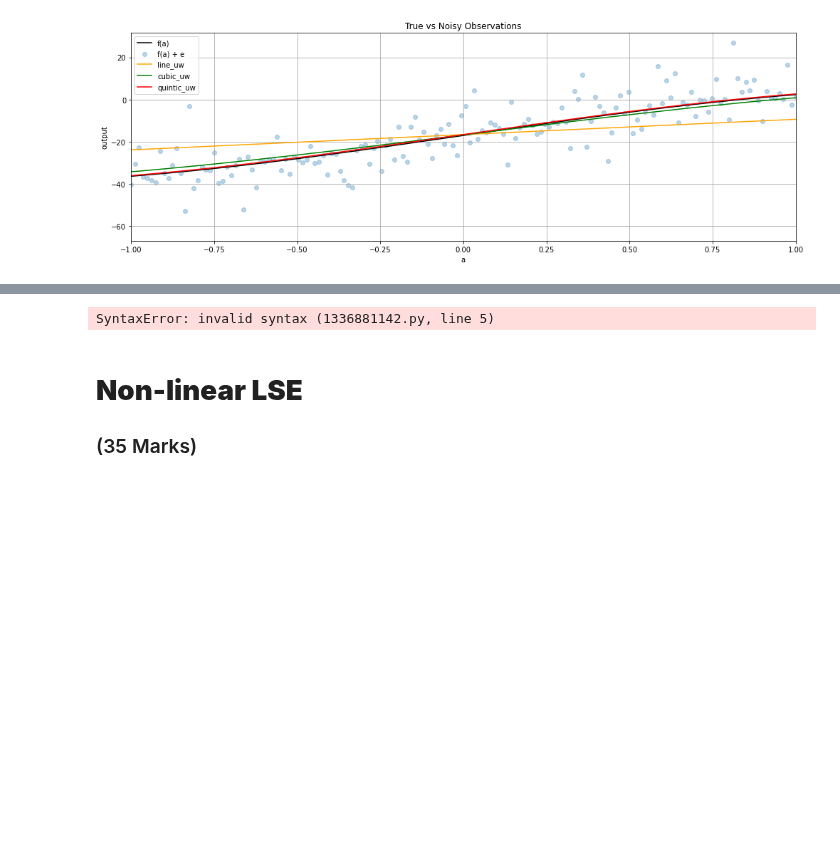
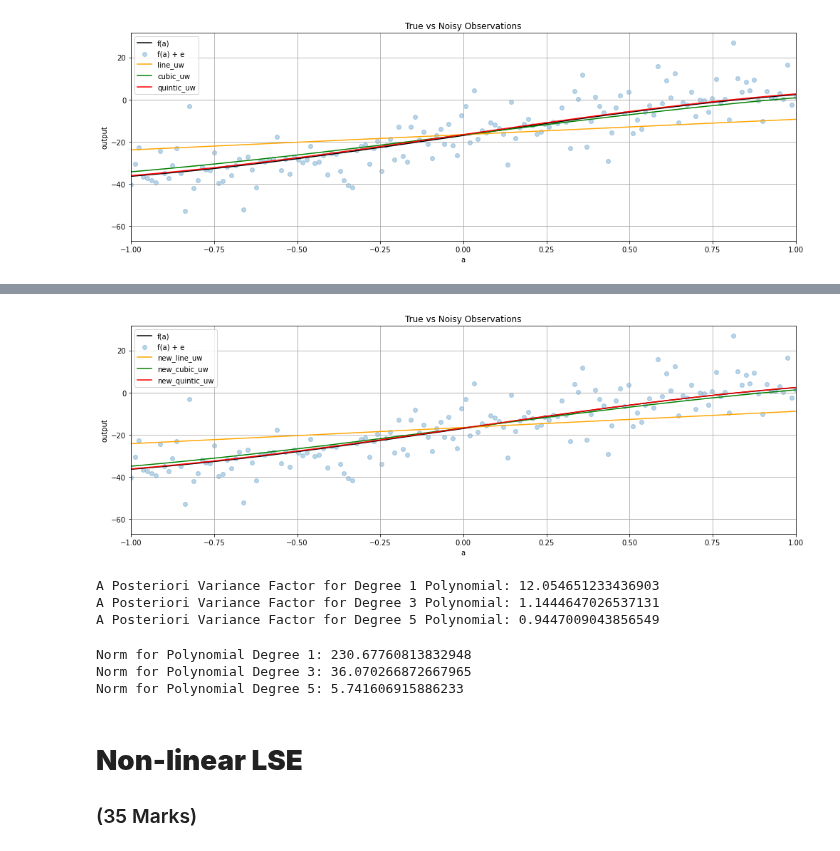
Before and after one commit to Sarah-Jasim/engg680_2024_fall, a Jupyter notebook: Lab Assignment 2/Assignment2.ipynb, the cells around one changed output, grey strips where cells are left out. Drawn from its saved outputs; the diff is of its cells as text; code cells hidden in the pictures; blank space fills up the shorter version.

Commit message:
updated part 1 steps 9-14

```diff
--- a/Lab Assignment 2/Assignment2.ipynb
+++ b/Lab Assignment 2/Assignment2.ipynb
@@ -214,6 +240,4 @@ fig.tight_layout()
 # now, let's define the P matrix with the proper weights of observation
 # use the variance of observation l_var, define P matrix
 # (1 mark)
-P = #...
+P = np.diag(1 / l_var)
-# %% [output]
-SyntaxError: invalid syntax (1336881142.py, line 5)
@@ -229,0 +260,63 @@ SyntaxError: invalid syntax (1336881142.py, line 5)
+# %%
+#step 7 with new weight matrix
+
+#degree 1 polynomial fit
+new_line_uw = np.polyval(new_x_1, a)
+# Degree 3 polynomial function
+new_cubic_uw = np.polyval(new_x_3, a)
+# Degree 5 polynomial function
+new_quintic_uw = np.polyval(new_x_5, a)
+# %%
+# step 8 with new weight matrix
+
+fig, ax = plt.subplots(nrows=1, ncols=1, figsize=(14, 5))  # Create the figure and axis using subplots
+ax.plot(a, l_true, label='f(a)', color='k')  # Line plot for true observations
+ax.scatter(a, l, label='f(a) + e', color='tab:blue', marker='o', alpha=0.3)  # Scatter plot for noisy observations
+
+# Plot lines for linear, cubic, and quintic solutions
+ax.plot(a, new_line_uw, color='orange', label='new_line_uw')
+ax.plot(a, new_cubic_uw, color='green', label='new_cubic_uw')
+ax.plot(a, new_quintic_uw, color='red', label='new_quintic_uw')
+
+# Legend, axis labels, and title
+ax.legend()
+ax.set_xlabel('a')
+ax.set_ylabel('output')
+ax.set_title('True vs Noisy Observations')
+ax.set_xlim([-1, 1])
+
+# Decorative grid lines
+ax.grid(True, which='both', linestyle='-', color='0.65')
+
+# Adjust layout for tight spacing
+fig.tight_layout()
+# %% [output]
+[figure, added]
+# %%
+#step 9 with new weight matrix
+
+print(f"A Posteriori Variance Factor for Degree 1 Polynomial: {new_apv_1}")
+print(f"A Posteriori Variance Factor for Degree 3 Polynomial: {new_apv_3}")
+print(f"A Posteriori Variance Factor for Degree 5 Polynomial: {new_apv_5}")
+# %% [output]
+A Posteriori Variance Factor for Degree 1 Polynomial: 12.054651233436903
+A Posteriori Variance Factor for Degree 3 Polynomial: 1.1444647026537131
+A Posteriori Variance Factor for Degree 5 Polynomial: 0.9447009043856549
+# %%
+# step 10 with new weight matrix
+residual_1 = l_true - new_line_uw
+norm_1 = np.linalg.norm(residual_1)
+
+residual_3 = l_true - new_cubic_uw
+norm_3 = np.linalg.norm(residual_3)
+
+residual_5 = l_true - new_quintic_uw
+norm_5 = np.linalg.norm(residual_5)
+
+print(f"Norm for Polynomial Degree 1: {norm_1}")
+print(f"Norm for Polynomial Degree 3: {norm_3}")
+print(f"Norm for Polynomial Degree 5: {norm_5}")
+# %% [output]
+Norm for Polynomial Degree 1: 230.67760813832948
+Norm for Polynomial Degree 3: 36.070266872667965
+Norm for Polynomial Degree 5: 5.741606915886233
```
Also changed, not shown: parts of 7 cells of this notebook.
